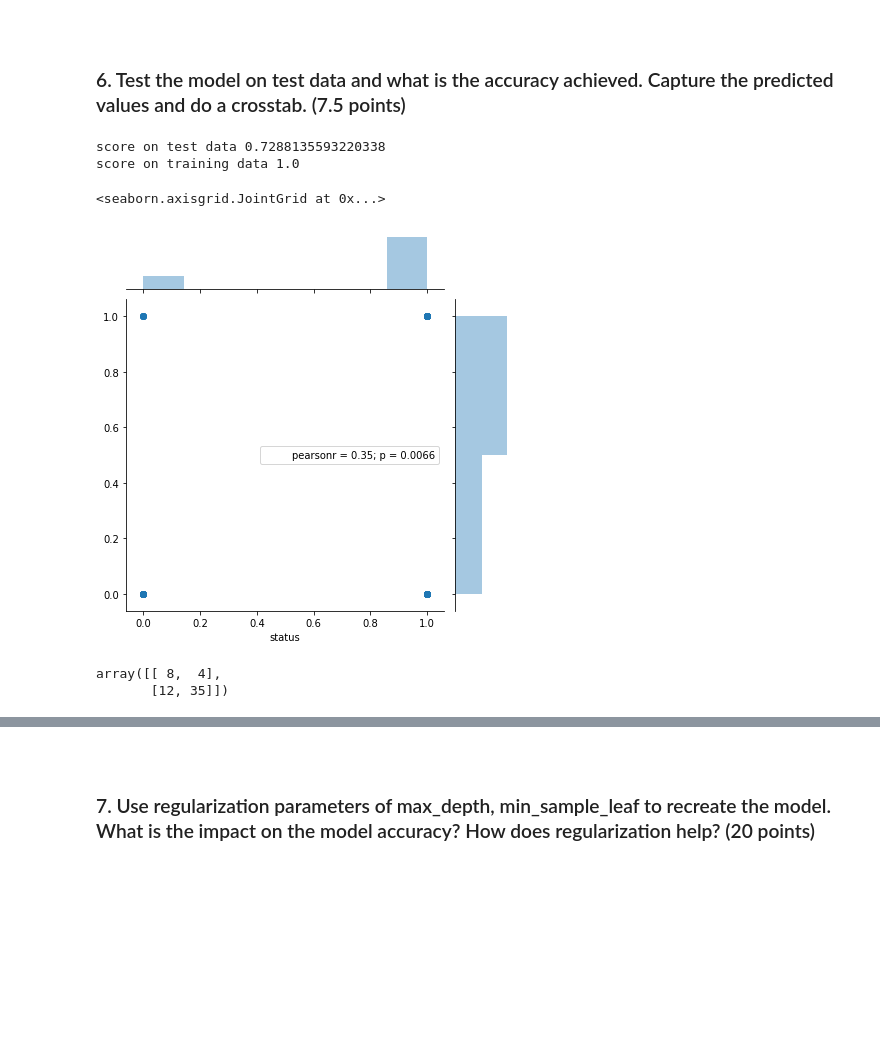
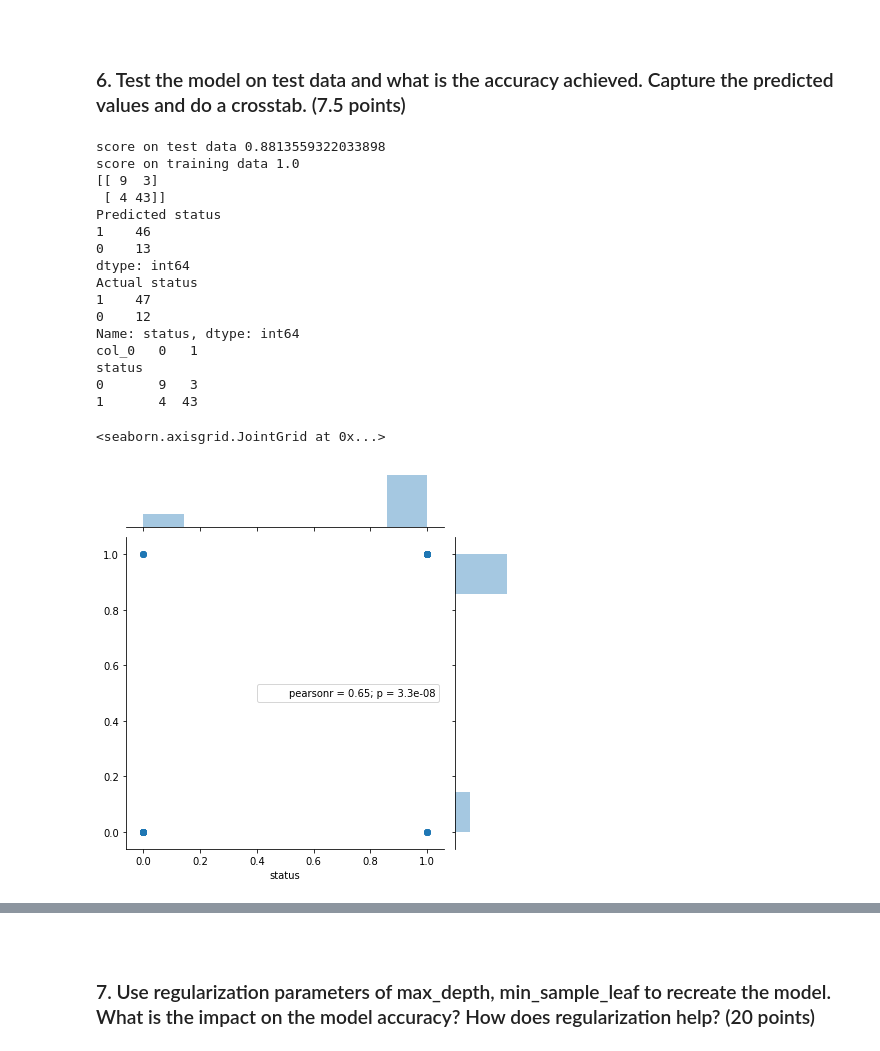
Before and after one commit to GreatLearningAIML1/chennai-aug-batch-senthilvelavan, a Jupyter notebook: EnsembleTechniques-R3-Project1/EnsembleTechniques_R3_Project1_Parkinson’s Disease.ipynb, the cells around one changed output, grey strips where cells are left out. Saved outputs shown, nothing was run; the diff lists cells and outputs as text; code cells hidden in the pictures; blank space fills up the shorter version.

```diff
--- a/EnsembleTechniques-R3-Project1/EnsembleTechniques_R3_Project1_Parkinson’s Disease.ipynb
+++ b/EnsembleTechniques-R3-Project1/EnsembleTechniques_R3_Project1_Parkinson’s Disease.ipynb
@@ -506,0 +401,24 @@ DecisionTreeClassifier(class_weight=None, criterion='entropy', max_depth=None,
+# %%
+## Create X with 4 independant variables and Y with dependant variables
+
+    ## Independant variable 'Status' has strong correlation with other independant variables and the 4 variables
+    ## that has Pearson coefficient > 0.35 can be used as dependant variables
+
+        ## Independant variables
+        ## ---------------------
+        ## spread1
+        ## PPE
+        ## MDVP:Shimmer
+        ## MDVP:Fo(Hz)
+
+        ## Dependant variables
+        ## -------------------
+        ## status
+
+Y = pd_df[['status']]
+X = pd_df[['MDVP:Fo(Hz)','MDVP:Shimmer','PPE','spread1']]
+
+X_train,X_test,Y_train,Y_test = train_test_split(X,Y,test_size=0.3,random_state=100)
+
+dtc = DecisionTreeClassifier(criterion='entropy')
+dtc.fit(X_train,Y_train)
@@ -510,9 +435,3 @@ DecisionTreeClassifier(class_weight=None, criterion='entropy', max_depth=None,
 6. Test the model on test data and what is the accuracy achieved. Capture the predicted values and do a crosstab. (7.5 points)
 <br>
 </h3>
-# %%
-print('score on test data',dtc.score(X_test,Y_test))
-print('score on training data',dtc.score(X_train,Y_train))
-# %% [output]
-score on test data 0.7288135593220338
-score on training data 1.0
@@ -521,13 +438,38 @@ Y_predict = dtc.predict(X_test)
-# %%
-sns.jointplot(Y_test,Y_predict)
-# %% [output]
-<seaborn.axisgrid.JointGrid at 0x...>
-[figure, removed]
-# %%
-metrics.confusion_matrix(Y_test, Y_predict)
-# %% [output]
-array([[ 8,  4],
-       [12, 35]])
+# %%
+## Since the dataset is split into training and test set, model was built using training set
+## and validated using test set. Accuracy on the test data is 0.88
+
+## Decision tree is also printed below. max_depth value is 5
+
+print('score on test data',dtc.score(X_test,Y_test))
+print('score on training data',dtc.score(X_train,Y_train))
+Y_predict = dtc.predict(X_test)
+print(metrics.confusion_matrix(Y_test, Y_predict))
+print('Predicted status')
+print(pd.Series(Y_predict).value_counts())
+print('Actual status')
+print(Y_test['status'].value_counts())
+print(pd.crosstab(Y_test['status'],Y_predict))
+sns.jointplot(Y_test['status'],Y_predict)
+# %% [output]
+score on test data 0.8813559322033898
+score on training data 1.0
+[[ 9  3]
+ [ 4 43]]
+Predicted status
+1    46
+0    13
+dtype: int64
+Actual status
+1    47
+0    12
+Name: status, dtype: int64
+col_0   0   1
+status
+0       9   3
+1       4  43
+<seaborn.axisgrid.JointGrid at 0x...>
+[figure, added]
 # %%
 from IPython.display import Image
 from sklearn import tree
```
Also changed, not shown: parts of 24 cells of this notebook, 7 other files.
